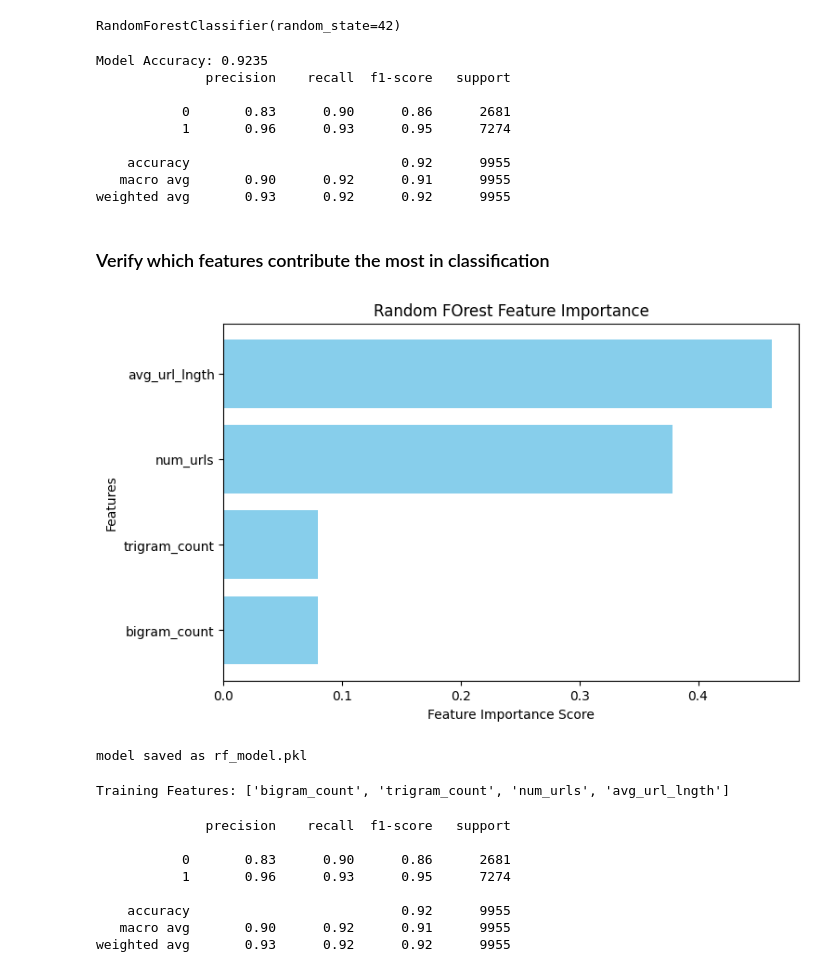
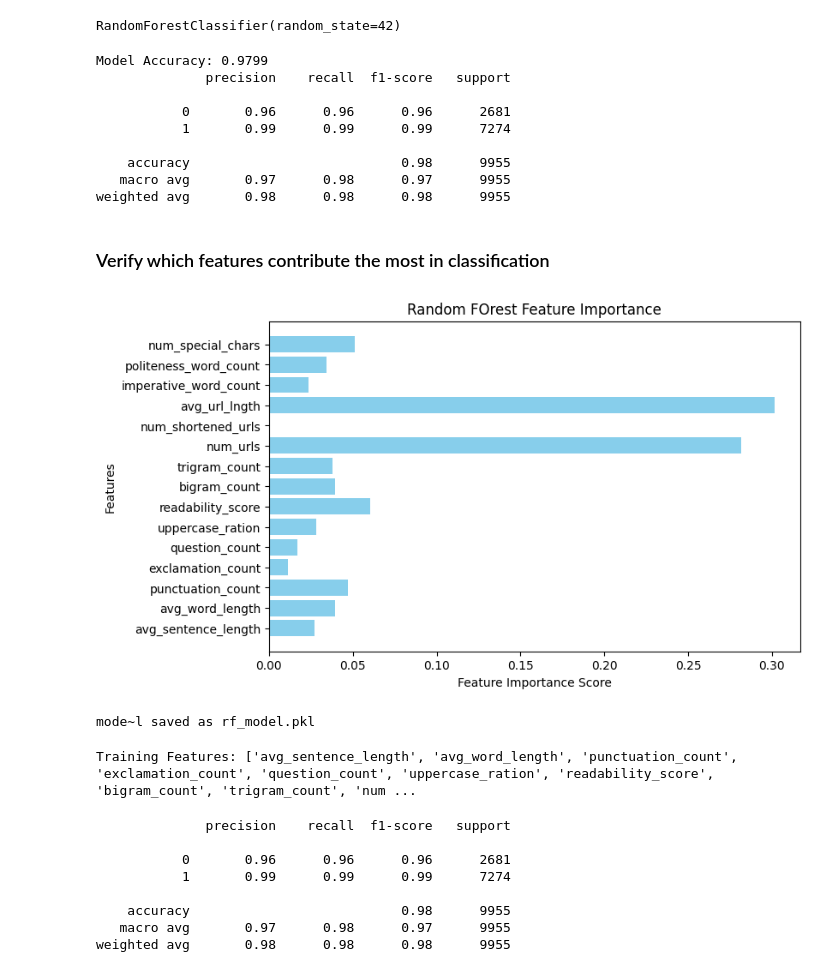
Before and after one commit to EllenBritton-LeBihan/COMP3000-Computing-Project, a Jupyter notebook: src/dataset_trials_jupyter.ipynb, the cells around one changed output. Cells and saved outputs as stored; diff of their text form; code cells hidden in the pictures.

```diff
--- a/src/dataset_trials_jupyter.ipynb
+++ b/src/dataset_trials_jupyter.ipynb
@@ -307,3 +304,12 @@ df = pd.read_csv('data/combined_dataset_with_features.csv')
+# %%
+file_path = "data/combined_dataset_with_features.csv"
+training_data = pd.read_csv(file_path)
 # %%
 #define feature (independent vars)
-features = ['bigram_count', 'trigram_count', 'num_urls', 'avg_url_lngth']
+feature_columns = [
+     'avg_sentence_length', 'avg_word_length', 'punctuation_count',
+    'exclamation_count', 'question_count', 'uppercase_ration',
+    'readability_score', 'bigram_count', 'trigram_count', 'num_urls',
+    'num_shortened_urls', 'avg_url_lngth', 'imperative_word_count',
+    'politeness_word_count', 'num_special_chars'
+]
@@ -320,7 +320,7 @@ Index(['Sender', 'Receiver', 'Date', 'Subject', 'Body', 'Urls', 'Label',
 # %%
 #defining target (dependent var)
-X = df[features]
-y = df['Label'] #Phishing 1 legit 0
+X = training_data[feature_columns]
+y = training_data['Label'] #Phishing 1 legit 0
 # %%
 X_train, X_test, y_train, y_test = train_test_split(X, y, test_size=0.2, random_state=42)
 # %%
@@ -345,15 +345,15 @@ accuracy = accuracy_score(y_test, y_pred)
 print(f"Model Accuracy: {accuracy:.4f}")
 print(classification_report(y_test, y_pred))
 # %% [output]
-Model Accuracy: 0.9235
+Model Accuracy: 0.9799
               precision    recall  f1-score   support
 
-           0       0.83      0.90      0.86      2681
-           1       0.96      0.93      0.95      7274
+           0       0.96      0.96      0.96      2681
+           1       0.99      0.99      0.99      7274
 
-    accuracy                           0.92      9955
-   macro avg       0.90      0.92      0.91      9955
-weighted avg       0.93      0.92      0.92      9955
+    accuracy                           0.98      9955
+   macro avg       0.97      0.98      0.97      9955
+weighted avg       0.98      0.98      0.98      9955
 # %% [markdown]
 <h3> Verify which features contribute the most in classification</h3>
 # %%
@@ -364,13 +364,13 @@ feature_importance = rf_model.feature_importances_
 # %%
 #plot graph of feature importance
 plt.figure(figsize=(8, 5))
-plt.barh(features, feature_importance, color='skyblue')
+plt.barh(feature_columns, feature_importance, color='skyblue')
 plt.xlabel("Feature Importance Score")
 plt.ylabel("Features")
 plt.title("Random FOrest Feature Importance")
 plt.show()
 # %% [output]
-[figure, old version]
+[figure, new version]
 # %%
 import pickle
 # %%
@@ -378,13 +378,13 @@ import pickle
 with open("rf_model.pkl", "wb") as model_file:
     pickle.dump(rf_model, model_file)
 
-print("model saved as rf_model.pkl")
+print("mode~l saved as rf_model.pkl")
 # %% [output]
-model saved as rf_model.pkl
+mode~l saved as rf_model.pkl
 # %%
 print("Training Features:", list(X_train.columns))
 # %% [output]
-Training Features: ['bigram_count', 'trigram_count', 'num_urls', 'avg_url_lngth']
+Training Features: ['avg_sentence_length', 'avg_word_length', 'punctuation_count', 'exclamation_count', 'question_count', 'uppercase_ration', 'readability_score', 'bigram_count', 'trigram_count', 'num ...
 # %%
 from sklearn.metrics import confusion_matrix
 # %%
@@ -392,12 +392,12 @@ print(classification_report(y_test, y_pred))
 # %% [output]
               precision    recall  f1-score   support
 
-           0       0.83      0.90      0.86      2681
-           1       0.96      0.93      0.95      7274
+           0       0.96      0.96      0.96      2681
+           1       0.99      0.99      0.99      7274
 
-    accuracy                           0.92      9955
-   macro avg       0.90      0.92      0.91      9955
-weighted avg       0.93      0.92      0.92      9955
+    accuracy                           0.98      9955
+   macro avg       0.97      0.98      0.97      9955
+weighted avg       0.98      0.98      0.98      9955
 # %%
 from sklearn.metrics import confusion_matrix
 # %%
```
Also changed, not shown: parts of 5 cells of this notebook, 2 other files.
